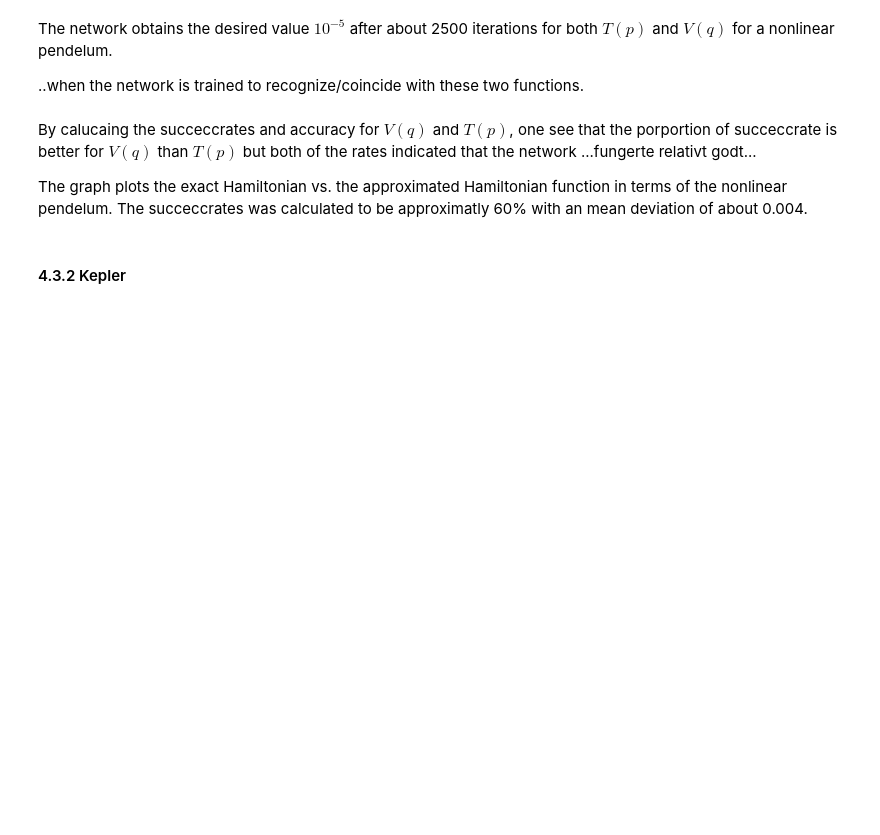
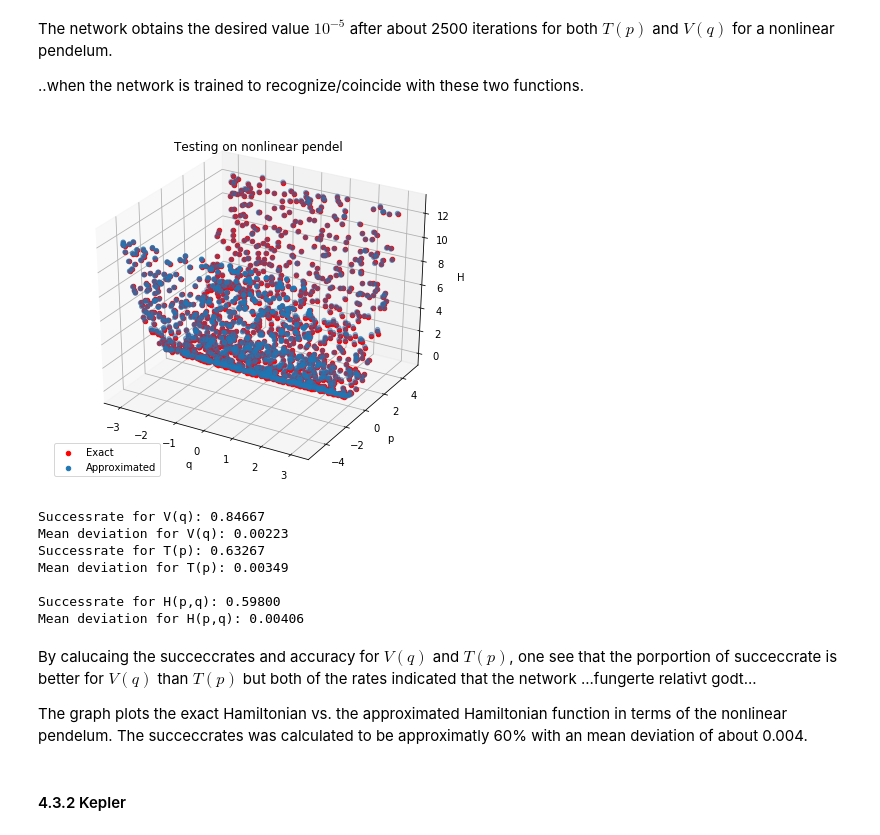
Before and after one commit to vivekapriyas/Function_Neural_Network, a Jupyter notebook: Project2.ipynb, the cells around one changed output. Cells and saved outputs as stored; diff of their text form; code cells hidden in the pictures; blank space fills up the shorter version.

```diff
--- a/Project2.ipynb
+++ b/Project2.ipynb
@@ -676,38 +708,47 @@ ypsilonTest_Tpend = testingAlgorithm(p_pTest, W_Tpend, b_Tpend, omega_Tpend, mu_
 
 #plotting
 fig = plt.figure()
-fig.set_figheight(4.5)
-fig.set_figwidth(6.5)
+fig.set_figheight(6.5)
+fig.set_figwidth(7.5)
 ax = fig.add_subplot(111, projection='3d')
-ax.scatter(q_pTest[0], p_pTest[0], ypsilonTest_Vpend[:,0]+ypsilonTest_Tpend[:,0], label = "Test function", depthshade = True)
-ax.scatter(q_pTest[0], p_pTest[0], V_pTest[0]+T_pTest[0], label = "True function" , c="red", depthshade = False)
+ax.scatter(q_pTest[0], p_pTest[0], V_pTest[0]+T_pTest[0], label = "Exact" , c="red", depthshade = False)
+ax.scatter(q_pTest[0], p_pTest[0], ypsilonTest_Vpend[:,0]+ypsilonTest_Tpend[:,0], label = "Approximated", depthshade = True)
 ax.set_title(r"Testing on nonlinear pendel")
 ax.set_xlabel("q")
 ax.set_ylabel("p")
 ax.set_zlabel("H")
-plt.legend()
+plt.legend(loc = 'lower left')
 plt.show()
 
 
 #determine the successrates and accuracies
 V_pTilde, aVpend_test, bVpend_test = scale(V_pTest)
 ypsilonTilde_Vpend = scaleYpsilon(ypsilonTest_Vpend, aVpend_test, bVpend_test)
 
 T_pTilde, aTpend_test, bTpend_test = scale(T_pTest)
 ypsilonTilde_Tpend = scaleYpsilon(ypsilonTest_Tpend, aTpend_test, bTpend_test)
 
 succVpend, accVpend = successrate(ypsilonTilde_Vpend, V_pTilde, tol_dev, I_p)
 succTpend, accTpend = successrate(ypsilonTilde_Tpend, T_pTilde, tol_dev, I_p)
 
 succHpend, accHpend = successrate(ypsilonTilde_Vpend+ypsilonTilde_Tpend, V_pTilde+T_pTilde, tol_dev, I_p)
 print("Successrate for V(q): %.5f"%succVpend)
 print("Mean deviation for V(q): %.5f"%accVpend)
 
 print("Successrate for T(p): %.5f"%succTpend)
 print("Mean deviation for T(p): %.5f\n"%accTpend)
 
 print("Successrate for H(p,q): %.5f"%succHpend)
 print("Mean deviation for H(p,q): %.5f"%accHpend)
+# %% [output]
+[figure, added]
+Successrate for V(q): 0.84667
+Mean deviation for V(q): 0.00223
+Successrate for T(p): 0.63267
+Mean deviation for T(p): 0.00349
+
+Successrate for H(p,q): 0.59800
+Mean deviation for H(p,q): 0.00406
 # %% [markdown]
 By calucaing the succeccrates and accuracy for $V(q)$ and $T(p)$, one see that the porportion of succeccrate is better for $V(q)$ than $T(p)$ but both of the rates indicated that the network ...fungerte relativt godt...
 
```
Also changed, not shown: parts of 24 cells of this notebook, 2 other files.
